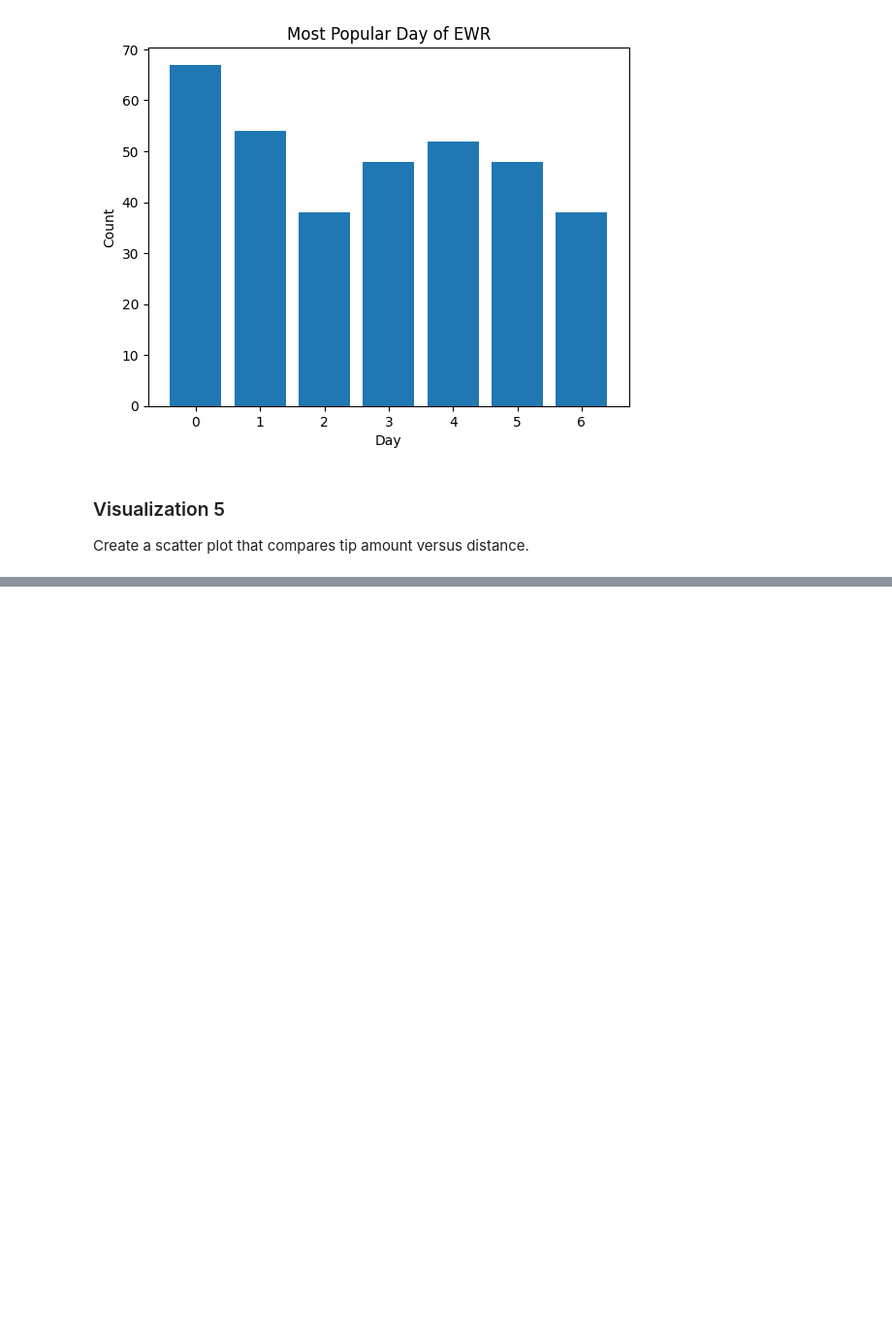
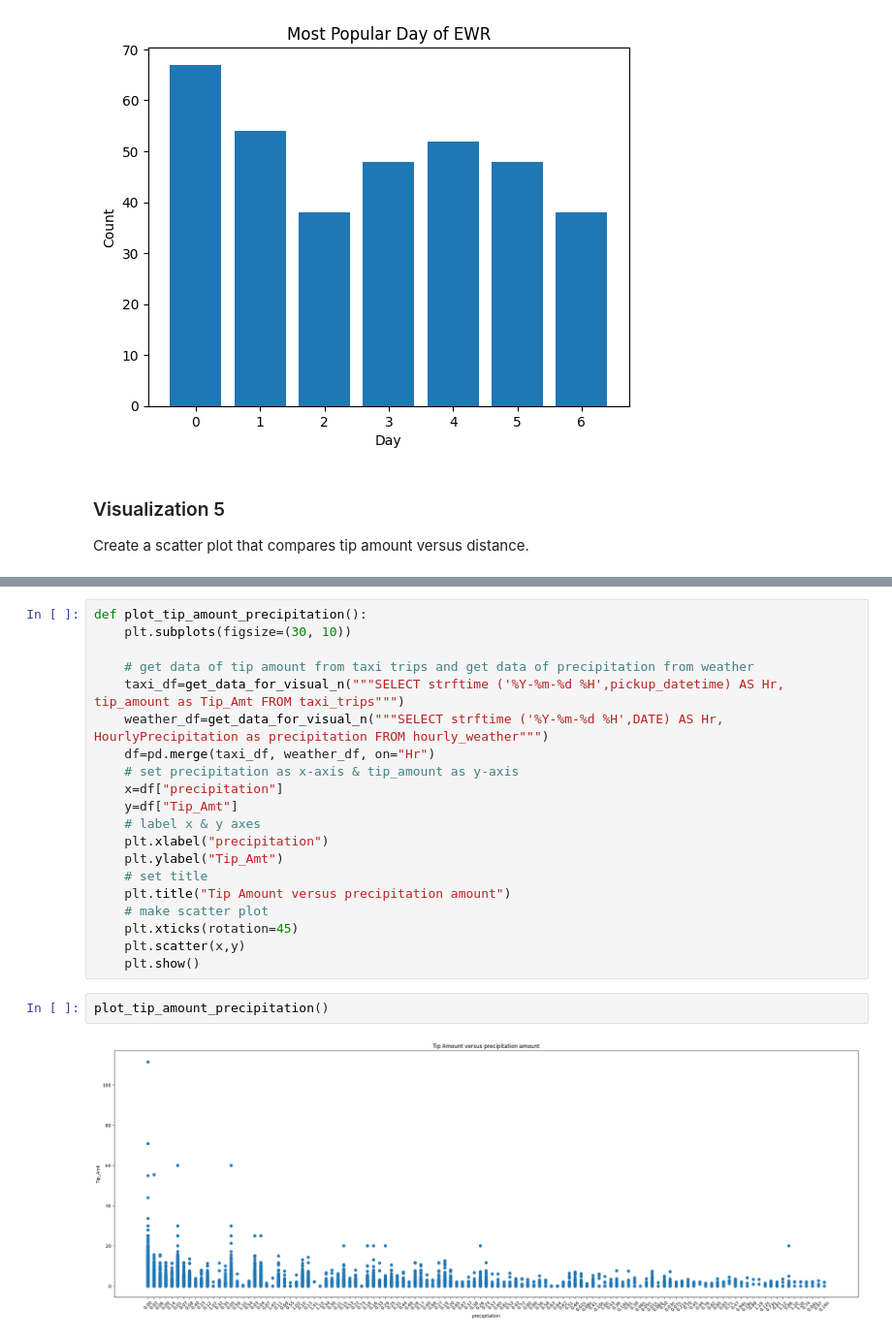
Before and after one commit to jewelyl7/4501_project, a Jupyter notebook: Project Scaffolding.ipynb, the cells around one changed output, grey strips where cells are left out. Shown: that part at 97% size. Saved outputs shown, nothing was run; the diff lists cells and outputs as text; blank space fills up the shorter version.

```diff
--- a/Project Scaffolding.ipynb
+++ b/Project Scaffolding.ipynb
@@ -784,0 +786,24 @@ plot_tip_amount_distance()
+# %%
+def plot_tip_amount_precipitation():
+    plt.subplots(figsize=(30, 10))
+
+    # get data of tip amount from taxi trips and get data of precipitation from weather
+    taxi_df=get_data_for_visual_n("""SELECT strftime ('%Y-%m-%d %H',pickup_datetime) AS Hr, tip_amount as Tip_Amt FROM taxi_trips""")
+    weather_df=get_data_for_visual_n("""SELECT strftime ('%Y-%m-%d %H',DATE) AS Hr, HourlyPrecipitation as precipitation FROM hourly_weather""")
+    df=pd.merge(taxi_df, weather_df, on="Hr")
+    # set precipitation as x-axis & tip_amount as y-axis
+    x=df["precipitation"]
+    y=df["Tip_Amt"]
+    # label x & y axes
+    plt.xlabel("precipitation")
+    plt.ylabel("Tip_Amt")
+    # set title
+    plt.title("Tip Amount versus precipitation amount")
+    # make scatter plot
+    plt.xticks(rotation=45)
+    plt.scatter(x,y)
+    plt.show()
+# %%
+plot_tip_amount_precipitation()
+# %% [output]
+[figure, added]
```
Also changed, not shown: parts of 3 cells of this notebook.
